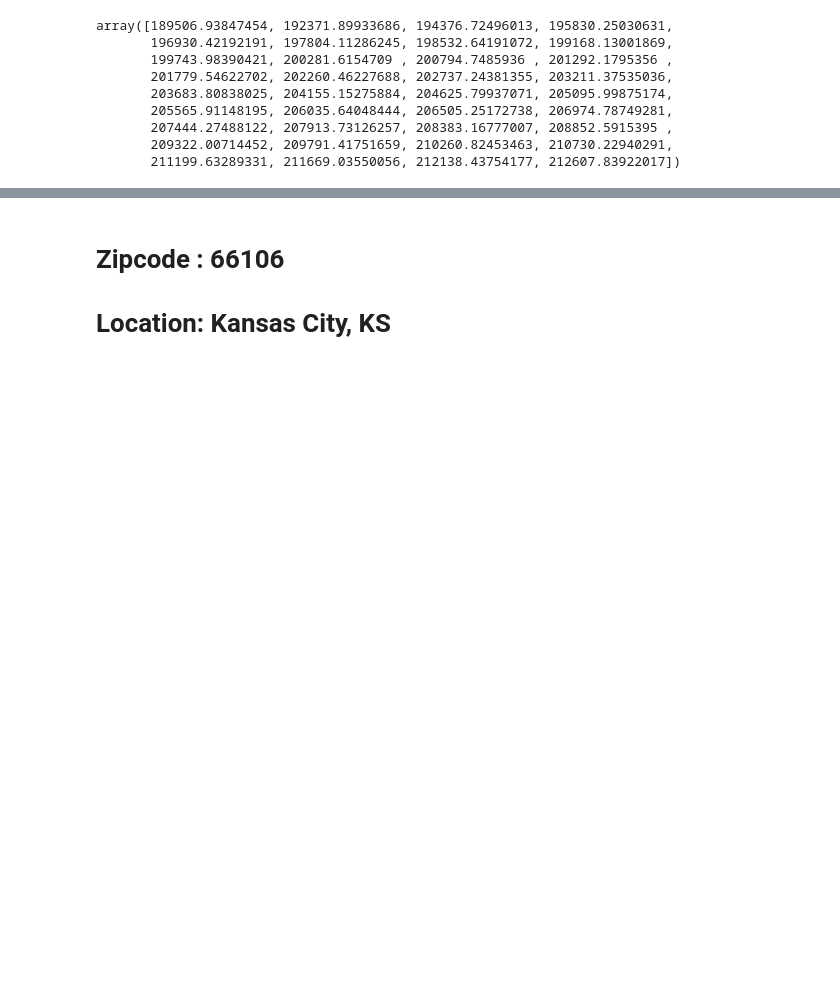
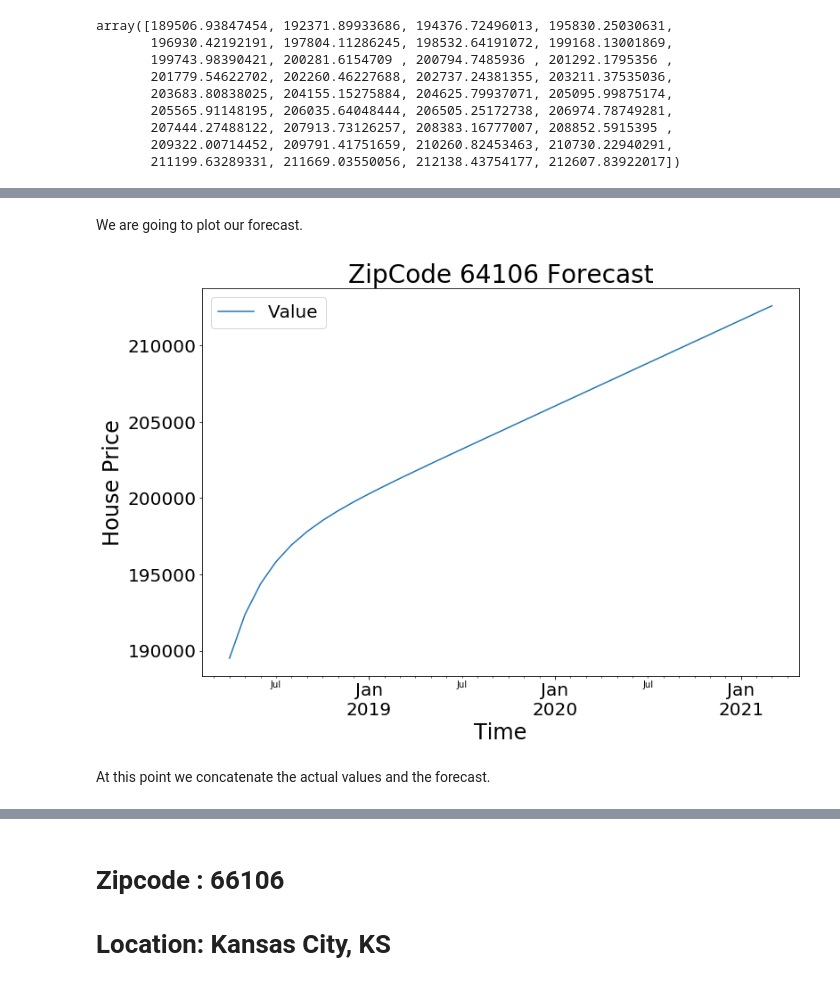
Before and after one commit to illumi91/dsc-mod-4-project-online-ds-pt-051319, a Jupyter notebook: time_analysis_notebook.ipynb, the cells around one changed output, grey strips where cells are left out. Drawn from its saved outputs; the diff is of its cells as text; code cells hidden in the pictures; blank space fills up the shorter version.

```diff
--- a/time_analysis_notebook.ipynb
+++ b/time_analysis_notebook.ipynb
@@ -435,0 +451,3 @@ plt.show()
+# %%
+new_per = pd.date_range(start='2018/04/01', periods=36, freq='MS')
+new_per[:5]
@@ -449,0 +472,4 @@ Here we can see all our values forecasted for the next 36 months.
+# %%
+df_forecast = pd.DataFrame(model_fit.forecast(36)[0])
+df_forecast.columns = ['Value']
+df_forecast.head()
@@ -449,0 +483,3 @@ Here we can see all our values forecasted for the next 36 months.
+# %%
+df_forecast = df_forecast.set_index(new_per)
+df_forecast.head()
@@ -449,0 +493,14 @@ Here we can see all our values forecasted for the next 36 months.
+# %% [markdown]
+We are going to plot our forecast.
+# %%
+df_forecast.plot(figsize=(12,8))
+plt.title('ZipCode 64106 Forecast', fontsize=28)
+plt.xlabel('Time', fontsize=24)
+plt.xticks(fontsize=20)
+plt.yticks(fontsize=20)
+plt.ylabel('House Price', fontsize=24)
+plt.legend(fontsize=20);
+# %% [output]
+[figure, added]
+# %% [markdown]
+At this point we concatenate the actual values and the forecast.
```
Also changed, not shown: parts of 87 cells of this notebook, 1 other file.
